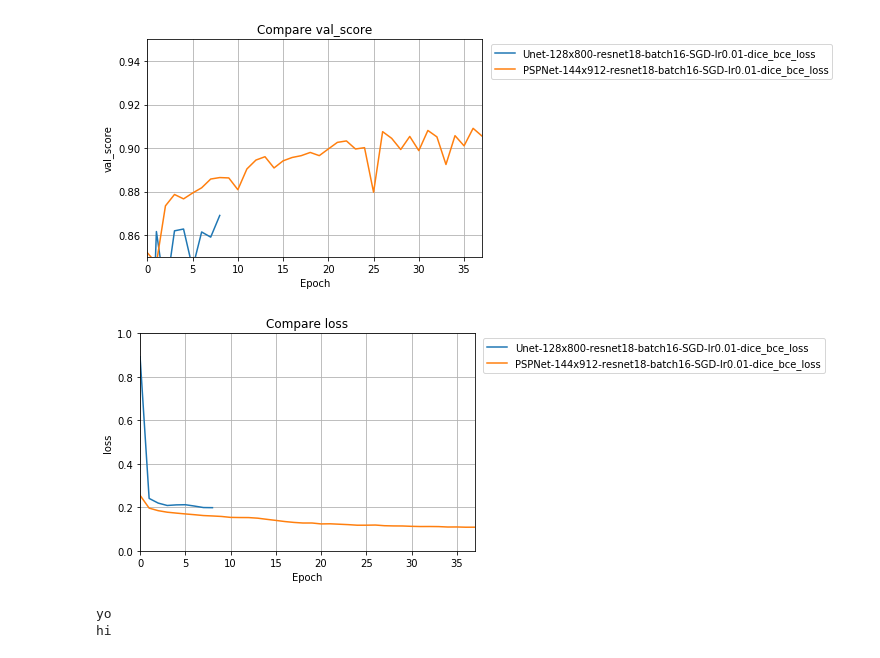
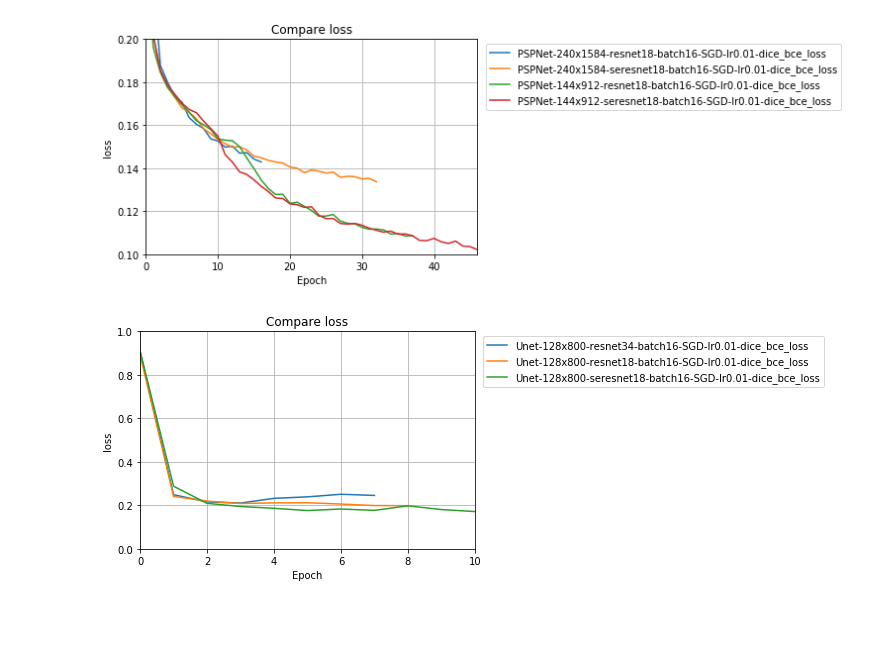
Before and after one commit to NikhilPeri/steel-defect-detection, a Jupyter notebook: notebooks/model architecture.ipynb, the cells around one changed output. Saved outputs shown, nothing was run; the diff lists cells and outputs as text; code cells hidden in the pictures; blank space fills up the shorter version.

```diff
--- a/notebooks/model architecture.ipynb
+++ b/notebooks/model architecture.ipynb
@@ -72,14 +98,17 @@ def plot_feature(models, feature, ylim=(0.,1.)):
 # %%
 plot_feature([
-    'Unet-128x800-resnet18-batch16-SGD-lr0.01-dice_bce_loss',
-    'PSPNet-144x912-resnet18-batch16-SGD-lr0.01-dice_bce_loss'
-], 'val_score', ylim=(0.85, 0.95))
+    'PSPNet-240x1584-resnet18-batch16-SGD-lr0.01-dice_bce_loss',
+    'PSPNet-240x1584-seresnet18-batch16-SGD-lr0.01-dice_bce_loss',
+    'PSPNet-144x912-resnet18-batch16-SGD-lr0.01-dice_bce_loss',
+    'PSPNet-144x912-seresnet18-batch16-SGD-lr0.01-dice_bce_loss'
+], 'loss', ylim=(0.1, 0.2))
 # %% [output]
-[figure, old version]
+[figure, new version]
 # %%
 plot_feature([
+    'Unet-128x800-resnet34-batch16-SGD-lr0.01-dice_bce_loss',
     'Unet-128x800-resnet18-batch16-SGD-lr0.01-dice_bce_loss',
-    'PSPNet-144x912-resnet18-batch16-SGD-lr0.01-dice_bce_loss'
+    'Unet-128x800-seresnet18-batch16-SGD-lr0.01-dice_bce_loss'
 ], 'loss')
 # %% [output]
-[figure, old version]
+[figure, new version]
@@ -96,5 +114,0 @@ def f(arg):
-# %%
-f('yo')
-# %% [output]
-yo
-hi
```
Also changed, not shown: parts of 12 cells of this notebook, 8 other files.
